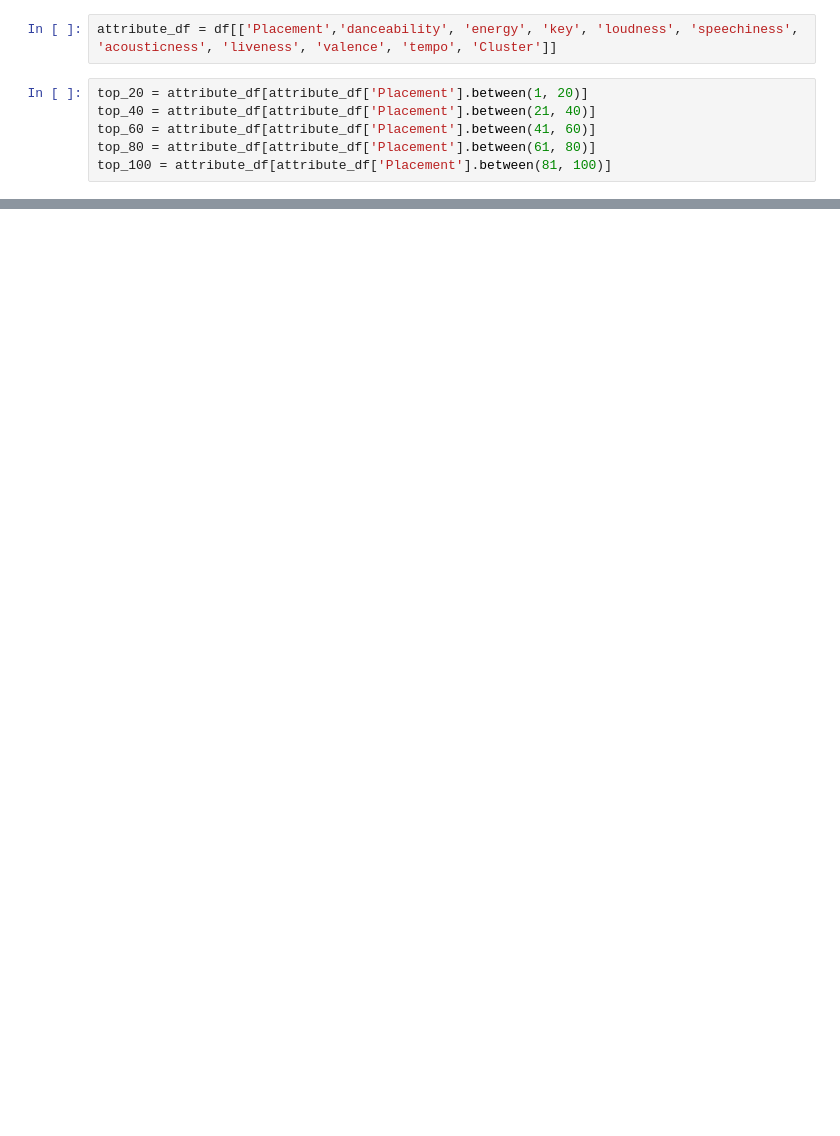
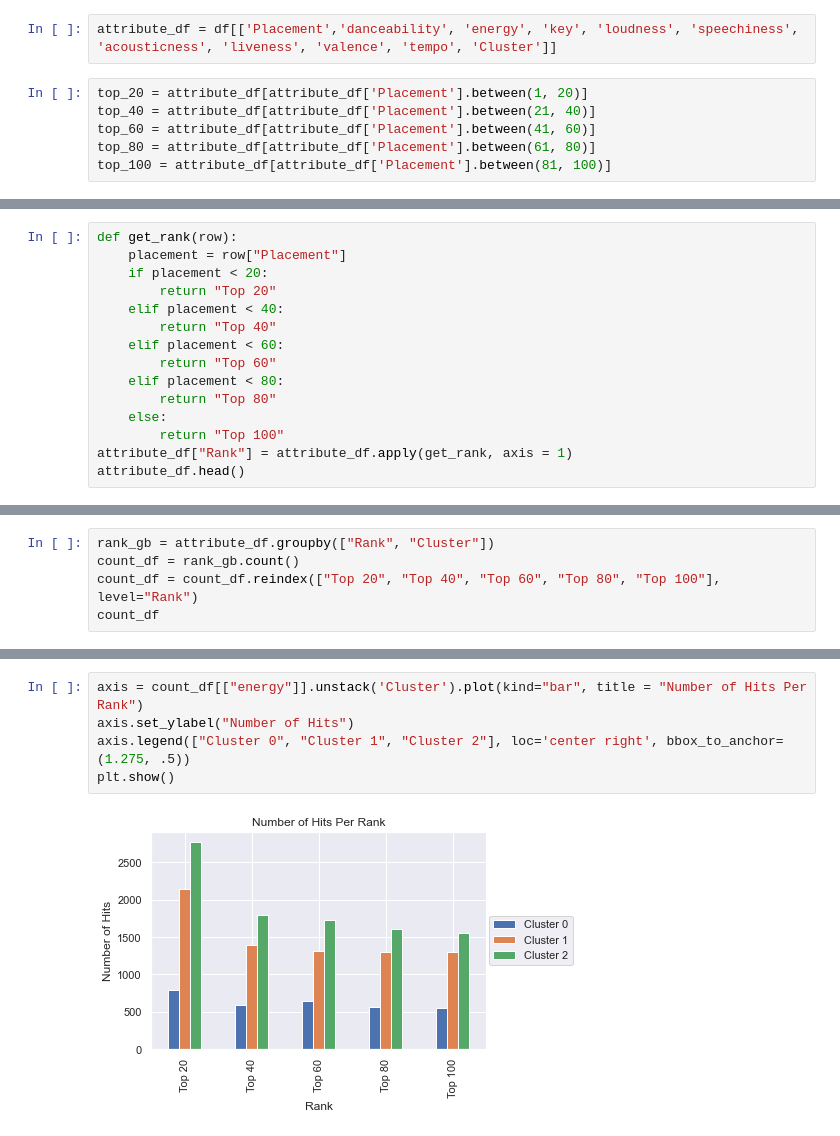
Before and after one commit to 12wollmana/UMN-Data_Analytics-Project_03, a Jupyter notebook: static/notebooks/top-songs.ipynb, the cells around one changed output, grey strips where cells are left out. Saved outputs shown, nothing was run; the diff lists cells and outputs as text; blank space fills up the shorter version.

```diff
--- a/static/notebooks/top-songs.ipynb
+++ b/static/notebooks/top-songs.ipynb
@@ -123,0 +175,15 @@ plt.show()
+# %%
+def get_rank(row):
+    placement = row["Placement"]
+    if placement < 20:
+        return "Top 20"
+    elif placement < 40:
+        return "Top 40"
+    elif placement < 60:
+        return "Top 60"
+    elif placement < 80:
+        return "Top 80"
+    else:
+        return "Top 100"
+attribute_df["Rank"] = attribute_df.apply(get_rank, axis = 1)
+attribute_df.head()
@@ -123,0 +202,5 @@ plt.show()
+# %%
+rank_gb = attribute_df.groupby(["Rank", "Cluster"])
+count_df = rank_gb.count()
+count_df = count_df.reindex(["Top 20", "Top 40", "Top 60", "Top 80", "Top 100"], level="Rank")
+count_df
@@ -123,0 +245,7 @@ plt.show()
+# %%
+axis = count_df[["energy"]].unstack('Cluster').plot(kind="bar", title = "Number of Hits Per Rank")
+axis.set_ylabel("Number of Hits")
+axis.legend(["Cluster 0", "Cluster 1", "Cluster 2"], loc='center right', bbox_to_anchor=(1.275, .5))
+plt.show()
+# %% [output]
+[figure, added]
```
Also changed, not shown: parts of 19 cells of this notebook, 1 other file.
